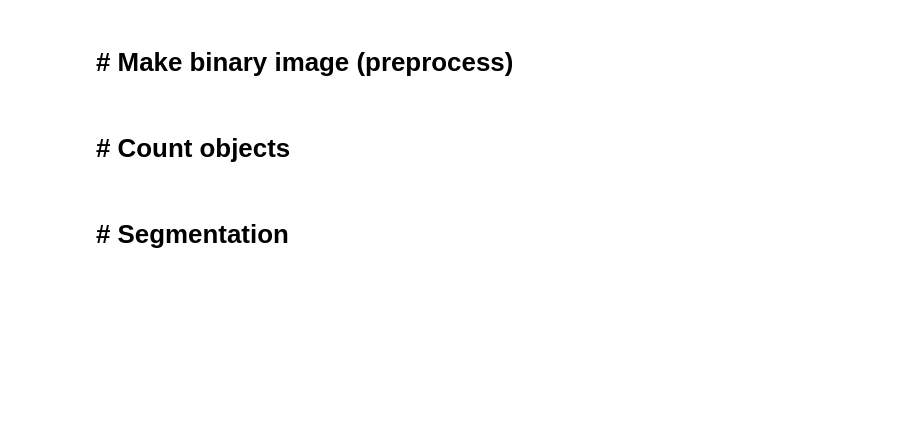
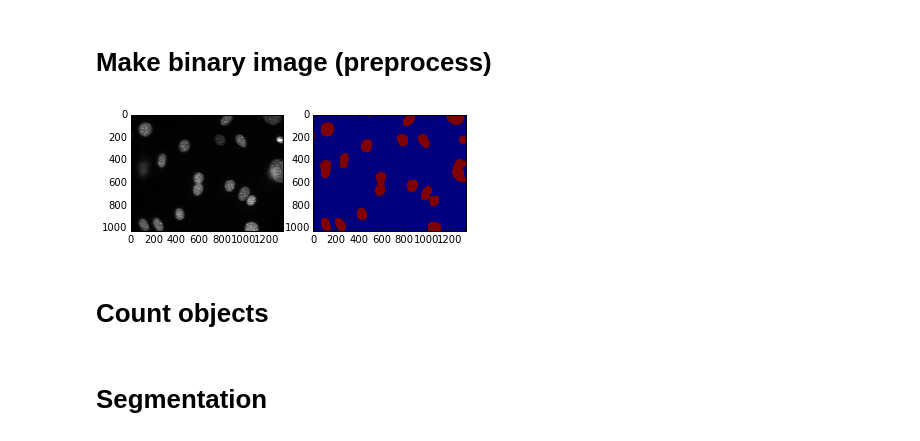
Before and after one commit to vargaslo/count_objects, a Jupyter notebook: count_objects.ipynb, the cells around one changed output. Drawn from its saved outputs; the diff is of its cells as text; code cells hidden in the pictures; blank space fills up the shorter version.

```diff
--- a/count_objects.ipynb
+++ b/count_objects.ipynb
@@ -11,8 +11,10 @@ from scipy import ndimage
 
 import mahotas as mh
 # %% [markdown]
-# # Make binary image (preprocess)
+# Make binary image (preprocess)
 # %%
+%matplotlib inline
+
 def binarize(grayscale):
 
     gaussian, otsu, adaptive, morph = [1, 0, 1, 1]  #dna
@@ -24,37 +26,39 @@ def binarize(grayscale):
     #    imgf = mh.gaussian_filter(grayscale, 16, mode='nearest')
         # gaussian --  * BORDER_REPLICATE:     aaaaaa|abcdefgh|hhhhhhh
         img = cv2.GaussianBlur(img, ksize=(0,0), sigmaX=16, borderType=cv2.BORDER_REPLICATE)
 
     if otsu:
         # otsu threshold (or adaptive?)
         _, img = cv2.threshold(img, 0, 255, cv2.THRESH_BINARY+cv2.THRESH_OTSU)
 
     if adaptive:
         # adaptive threshold
         img = cv2.adaptiveThreshold(img, 255, cv2.ADAPTIVE_THRESH_MEAN_C, cv2.THRESH_BINARY, 99, 0)
 
     if morph:
         # morphology transformation
         kernel_size, iterations = [5, 8]  # dna
         #kernel_size, iterations = [3, 2]  # pills
         kernel = np.ones((kernel_size, kernel_size), dtype=int)
         img = cv2.morphologyEx(img, cv2.MORPH_OPEN, kernel, iterations=iterations)
 
     return img
 
 
-img_bin = binarize(cv2.cvtColor(cv2.imread('dna.jpeg'), cv2.COLOR_BGR2GRAY))
+img_bin = binarize(cv2.cvtColor(cv2.imread('dna.jpg'), cv2.COLOR_BGR2GRAY))
 
 plt.close('all')
 plt.figure()
 
 plt.subplot(121)
-plt.imshow(cv2.imread('dna.jpeg'))
+plt.imshow(cv2.imread('dna.jpg'))
 plt.subplot(122)
 plt.imshow(img_bin)
 plt.show()
+# %% [output]
+[figure, added]
 # %% [markdown]
-# # Count objects
+# Count objects
 # %%
 def get_markers(img_bin):
 
@@ -80,7 +84,7 @@ def get_markers(img_bin):
 
     return seeds, dt
 # %% [markdown]
-# # Segmentation
+# Segmentation
 # %%
 def seg_watershed(img_orig):
 
```
Also changed, not shown: parts of 1 cell of this notebook, 2 other files.
